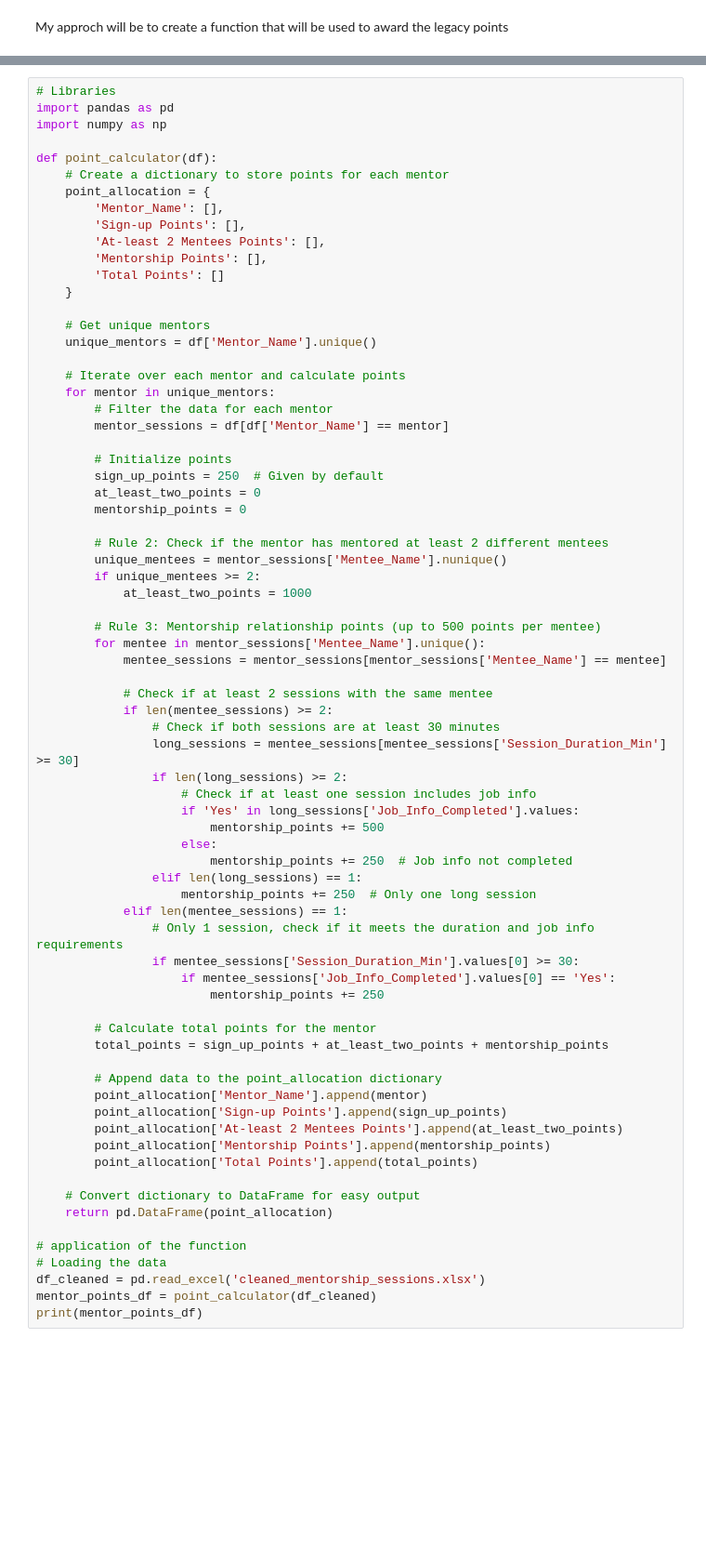
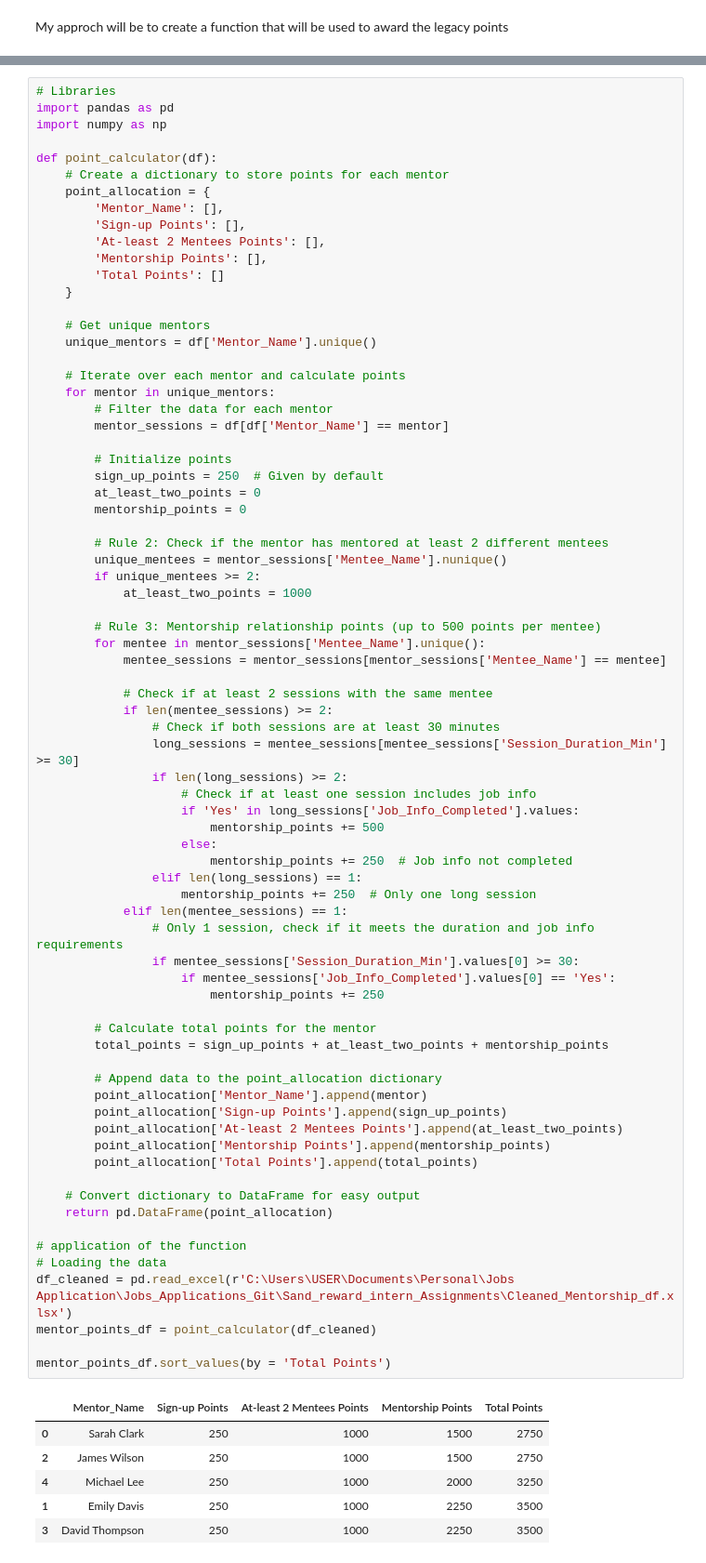
Before and after one commit to JackronyK/Jobs_Applications_Git, a Jupyter notebook: Sand_reward_intern_Assignments/Reward Data Intern[Sand] assignment.ipynb, the cells around one changed output, grey strips where cells are left out. Shown: that part at 93% size. Saved outputs shown, nothing was run; the diff lists cells and outputs as text; blank space fills up the shorter version.

```diff
--- a/Sand_reward_intern_Assignments/Reward Data Intern[Sand] assignment.ipynb
+++ b/Sand_reward_intern_Assignments/Reward Data Intern[Sand] assignment.ipynb
@@ -326,32 +328,40 @@ def point_calculator(df):
                 if len(long_sessions) >= 2:
                     # Check if at least one session includes job info
                     if 'Yes' in long_sessions['Job_Info_Completed'].values:
                         mentorship_points += 500
                     else:
                         mentorship_points += 250  # Job info not completed
                 elif len(long_sessions) == 1:
                     mentorship_points += 250  # Only one long session
             elif len(mentee_sessions) == 1:
                 # Only 1 session, check if it meets the duration and job info requirements
                 if mentee_sessions['Session_Duration_Min'].values[0] >= 30:
                     if mentee_sessions['Job_Info_Completed'].values[0] == 'Yes':
                         mentorship_points += 250
 
         # Calculate total points for the mentor
         total_points = sign_up_points + at_least_two_points + mentorship_points
 
         # Append data to the point_allocation dictionary
         point_allocation['Mentor_Name'].append(mentor)
         point_allocation['Sign-up Points'].append(sign_up_points)
         point_allocation['At-least 2 Mentees Points'].append(at_least_two_points)
         point_allocation['Mentorship Points'].append(mentorship_points)
         point_allocation['Total Points'].append(total_points)
 
     # Convert dictionary to DataFrame for easy output
     return pd.DataFrame(point_allocation)
 
 # application of the function
 # Loading the data
-df_cleaned = pd.read_excel('cleaned_mentorship_sessions.xlsx')
+df_cleaned = pd.read_excel(r'C:\Users\USER\Documents\Personal\Jobs Application\Jobs_Applications_Git\Sand_reward_intern_Assignments\Cleaned_Mentorship_df.xlsx')
 mentor_points_df = point_calculator(df_cleaned)
-print(mentor_points_df)
+
+mentor_points_df.sort_values(by = 'Total Points')
+# %% [output]
+|  | Mentor_Name | Sign-up Points | At-least 2 Mentees Points | Mentorship Points | Total Points |
+| 0 | Sarah Clark | 250 | 1000 | 1500 | 2750 |
+| 2 | James Wilson | 250 | 1000 | 1500 | 2750 |
+| 4 | Michael Lee | 250 | 1000 | 2000 | 3250 |
+| 1 | Emily Davis | 250 | 1000 | 2250 | 3500 |
+| 3 | David Thompson | 250 | 1000 | 2250 | 3500 |
```
Also changed, not shown: parts of 3 cells of this notebook, 3 other files.
